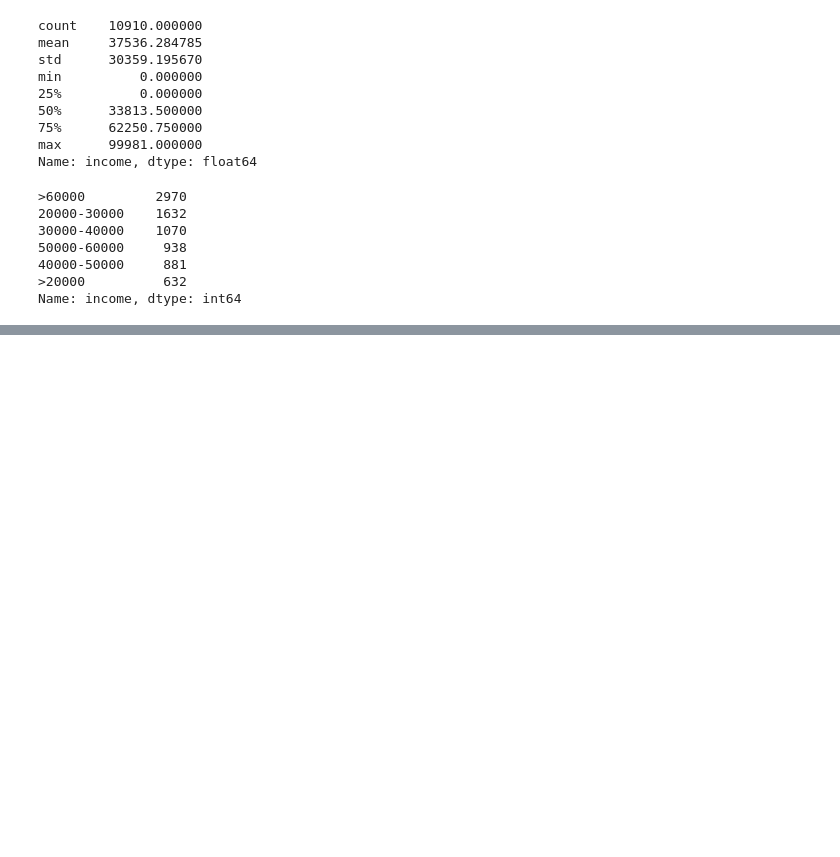
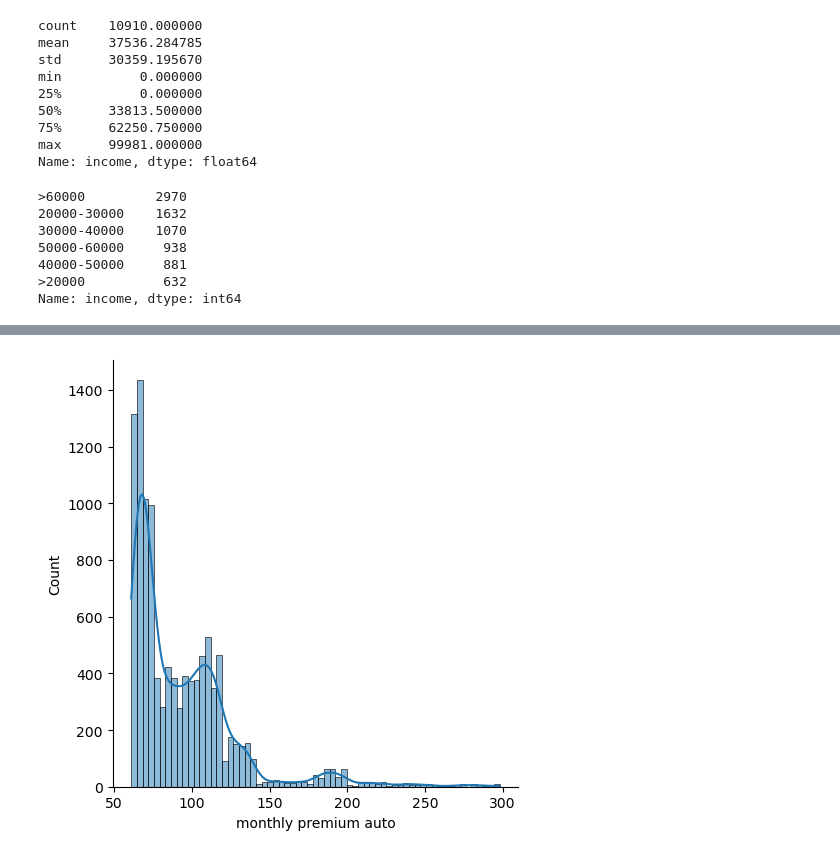
Before and after one commit to GorkaOu/lab-customer-analysis-round-2, a Jupyter notebook: files_for_lab/csv_files/Lab1 Round2.ipynb, the cells around one changed output, grey strips where cells are left out. Drawn from its saved outputs; the diff is of its cells as text; code cells hidden in the pictures; blank space fills up the shorter version.

```diff
--- a/files_for_lab/csv_files/Lab1 Round2.ipynb
+++ b/files_for_lab/csv_files/Lab1 Round2.ipynb
@@ -473,0 +508,5 @@ sns.barplot(x="income by range", y="response rate", data=file1)
+# %%
+sns.displot(data=numerical, x="monthly premium auto", kde=True)
+plt.show()
+# %% [output]
+[figure, added]
```
Also changed, not shown: parts of 37 cells of this notebook.
